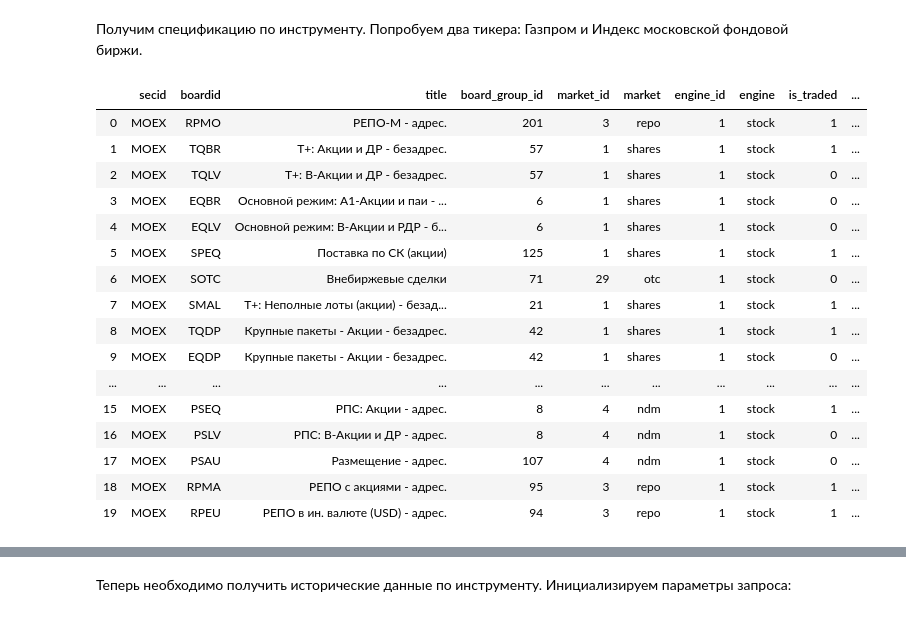
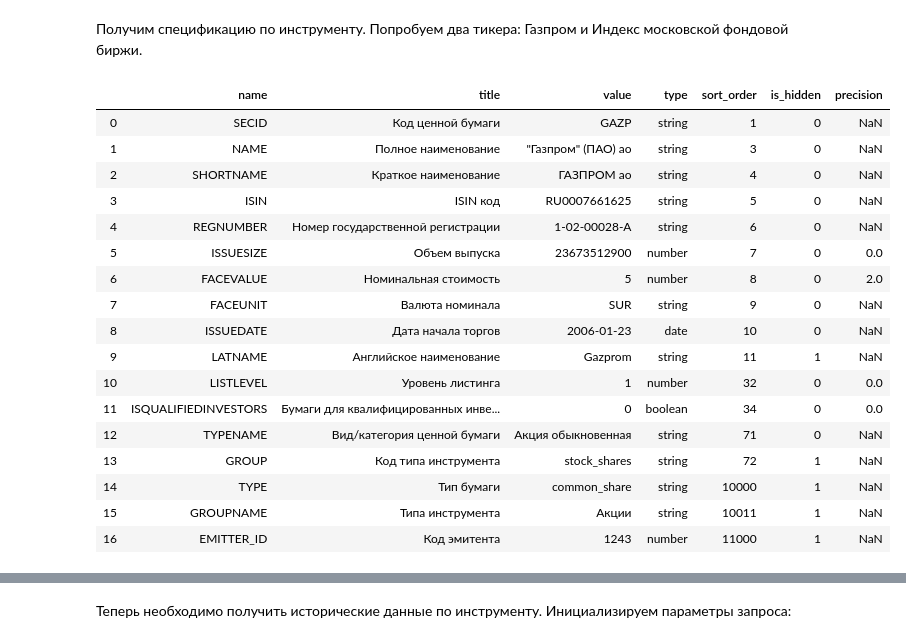
Before and after one commit to inikishin/Pandora, a Jupyter notebook: Notebooks/MOEX API.ipynb, the cells around one changed output, grey strips where cells are left out. Saved outputs shown, nothing was run; the diff lists cells and outputs as text; code cells hidden in the pictures.

```diff
--- a/Notebooks/MOEX API.ipynb
+++ b/Notebooks/MOEX API.ipynb
@@ -337,32 +337,34 @@ boards
 # %% [markdown]
 Получим спецификацию по инструменту. Попробуем два тикера: Газпром и Индекс московской фондовой биржи.
 # %%
-ticker = 'MOEX'
-#ticker = 'GAZP'
+#ticker = 'MOEX'
+ticker = 'GAZP'
+#ticker = 'SBER'
 
 response = requests.get(url_prefix + '/iss/securities/'+ ticker + '.json')
 data = json.loads(response.text)['description']['data']
 
 ticker_description = pd.DataFrame(data=json.loads(response.text)['description']['data'],
                                   columns=json.loads(response.text)['description']['columns'])
 ticker_boards = pd.DataFrame(data=json.loads(response.text)['boards']['data'],
                              columns=json.loads(response.text)['boards']['columns'])
-ticker_boards.head(20)
+ticker_description.head(20)
 # %% [output]
-|  | secid | boardid | title | board_group_id | market_id | market | engine_id | engine | is_traded | ... |
-| 0 | MOEX | RPMO | РЕПО-М - адрес. | 201 | 3 | repo | 1 | stock | 1 | ... |
-| 1 | MOEX | TQBR | Т+: Акции и ДР - безадрес. | 57 | 1 | shares | 1 | stock | 1 | ... |
-| 2 | MOEX | TQLV | Т+: В-Акции и ДР - безадрес. | 57 | 1 | shares | 1 | stock | 0 | ... |
-| 3 | MOEX | EQBR | Основной режим: А1-Акции и паи - ... | 6 | 1 | shares | 1 | stock | 0 | ... |
-| 4 | MOEX | EQLV | Основной режим: В-Акции и РДР - б... | 6 | 1 | shares | 1 | stock | 0 | ... |
-| 5 | MOEX | SPEQ | Поставка по СК (акции) | 125 | 1 | shares | 1 | stock | 1 | ... |
-| 6 | MOEX | SOTC | Внебиржевые сделки | 71 | 29 | otc | 1 | stock | 0 | ... |
-| 7 | MOEX | SMAL | Т+: Неполные лоты (акции) - безад... | 21 | 1 | shares | 1 | stock | 1 | ... |
-| 8 | MOEX | TQDP | Крупные пакеты - Акции - безадрес. | 42 | 1 | shares | 1 | stock | 1 | ... |
-| 9 | MOEX | EQDP | Крупные пакеты - Акции - безадрес. | 42 | 1 | shares | 1 | stock | 0 | ... |
-| ... | ... | ... | ... | ... | ... | ... | ... | ... | ... | ... |
-| 15 | MOEX | PSEQ | РПС: Акции - адрес. | 8 | 4 | ndm | 1 | stock | 1 | ... |
-| 16 | MOEX | PSLV | РПС: В-Акции и ДР - адрес. | 8 | 4 | ndm | 1 | stock | 0 | ... |
-| 17 | MOEX | PSAU | Размещение - адрес. | 107 | 4 | ndm | 1 | stock | 0 | ... |
-| 18 | MOEX | RPMA | РЕПО c акциями - адрес. | 95 | 3 | repo | 1 | stock | 1 | ... |
-| 19 | MOEX | RPEU | РЕПО в ин. валюте (USD) - адрес. | 94 | 3 | repo | 1 | stock | 1 | ... |
+|  | name | title | value | type | sort_order | is_hidden | precision |
+| 0 | SECID | Код ценной бумаги | GAZP | string | 1 | 0 | NaN |
+| 1 | NAME | Полное наименование | "Газпром" (ПАО) ао | string | 3 | 0 | NaN |
+| 2 | SHORTNAME | Краткое наименование | ГАЗПРОМ ао | string | 4 | 0 | NaN |
+| 3 | ISIN | ISIN код | RU0007661625 | string | 5 | 0 | NaN |
+| 4 | REGNUMBER | Номер государственной регистрации | 1-02-00028-A | string | 6 | 0 | NaN |
+| 5 | ISSUESIZE | Объем выпуска | 23673512900 | number | 7 | 0 | 0.0 |
+| 6 | FACEVALUE | Номинальная стоимость | 5 | number | 8 | 0 | 2.0 |
+| 7 | FACEUNIT | Валюта номинала | SUR | string | 9 | 0 | NaN |
+| 8 | ISSUEDATE | Дата начала торгов | 2006-01-23 | date | 10 | 0 | NaN |
+| 9 | LATNAME | Английское наименование | Gazprom | string | 11 | 1 | NaN |
+| 10 | LISTLEVEL | Уровень листинга | 1 | number | 32 | 0 | 0.0 |
+| 11 | ISQUALIFIEDINVESTORS | Бумаги для квалифицированных инве... | 0 | boolean | 34 | 0 | 0.0 |
+| 12 | TYPENAME | Вид/категория ценной бумаги | Акция обыкновенная | string | 71 | 0 | NaN |
+| 13 | GROUP | Код типа инструмента | stock_shares | string | 72 | 1 | NaN |
+| 14 | TYPE | Тип бумаги | common_share | string | 10000 | 1 | NaN |
+| 15 | GROUPNAME | Типа инструмента | Акции | string | 10011 | 1 | NaN |
+| 16 | EMITTER_ID | Код эмитента | 1243 | number | 11000 | 1 | NaN |
```
Also changed, not shown: parts of 5 cells of this notebook, 3 other files.
